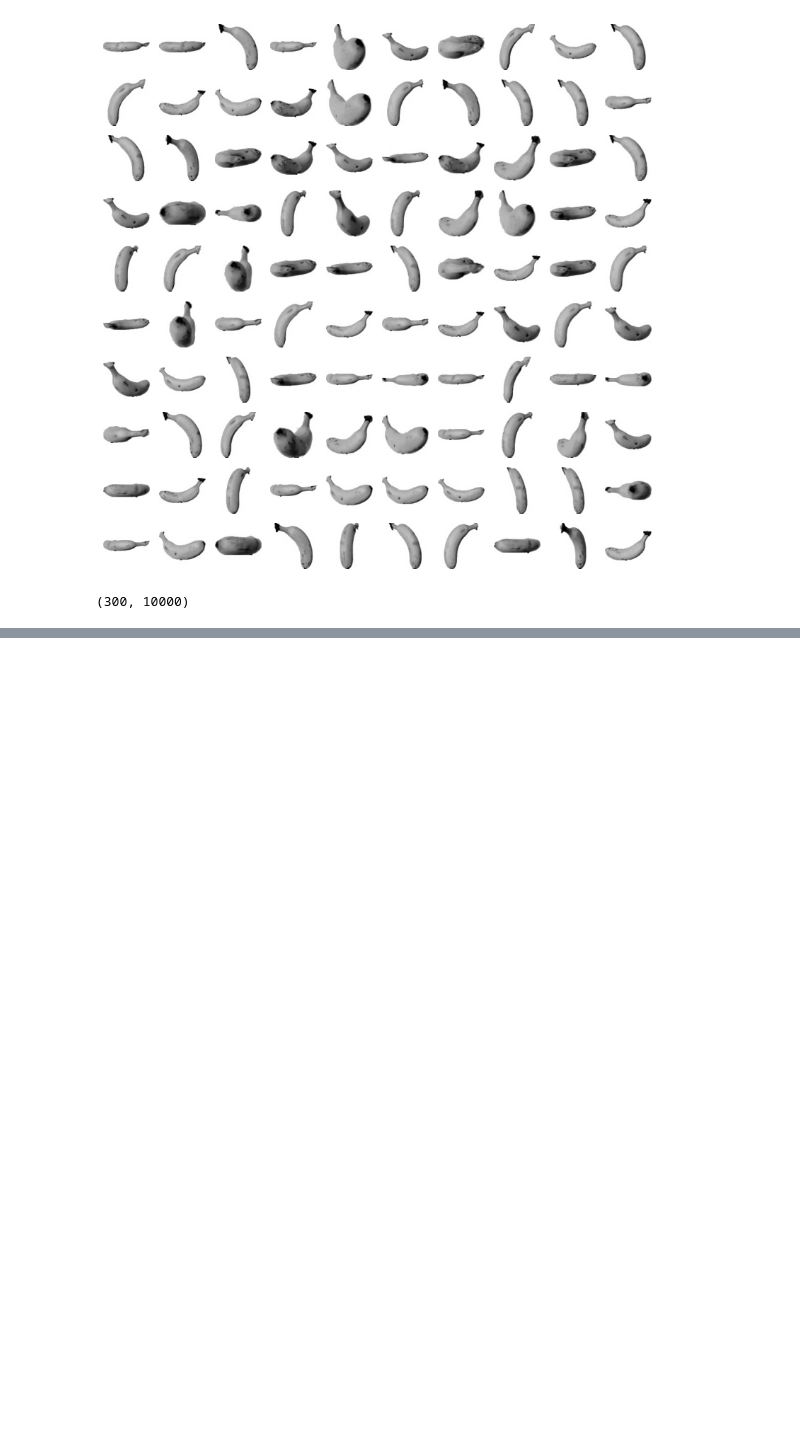
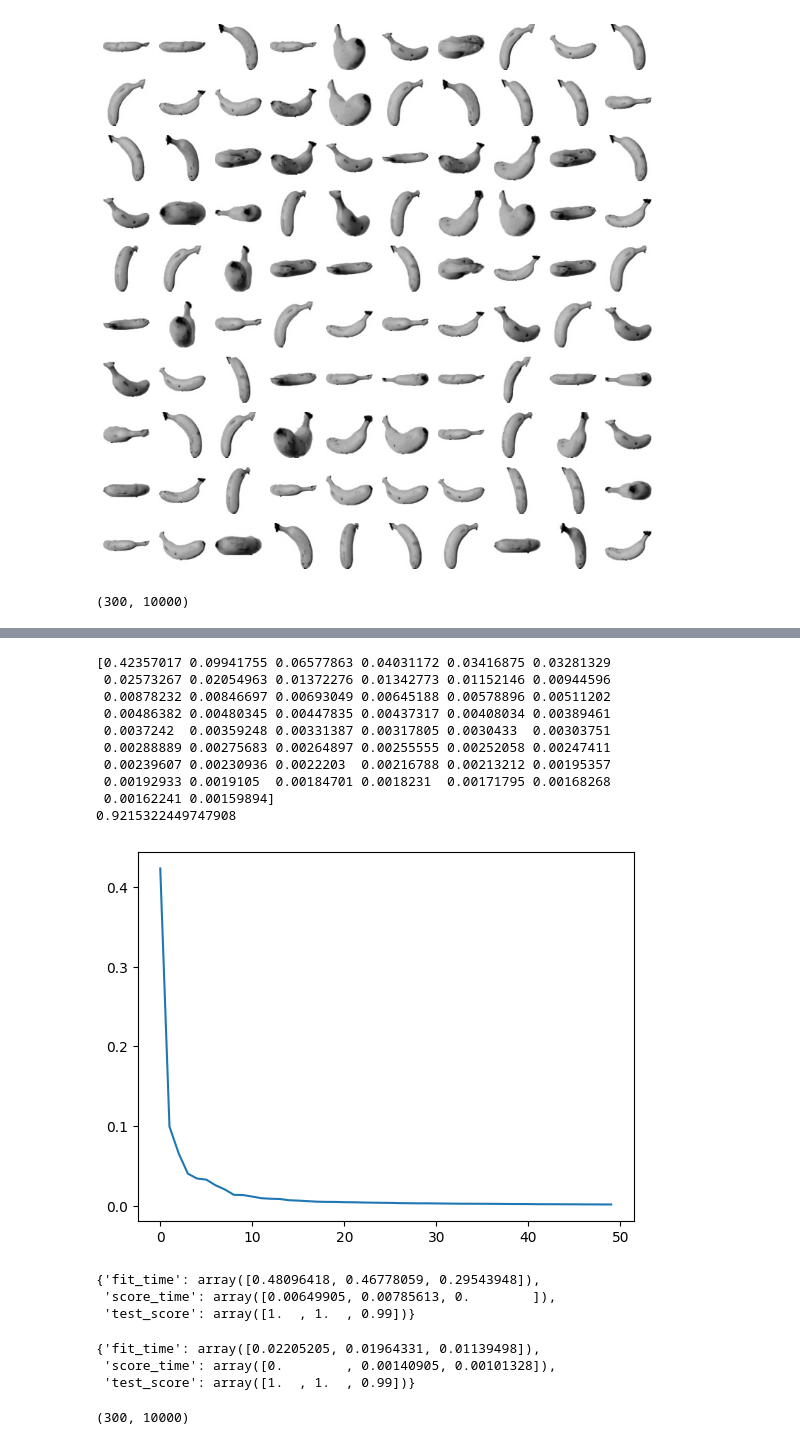
Before and after one commit to GTU9/encore_skn11, a Jupyter notebook: 05_ml_workspace/06_dim_reduction/01_pca_lda.ipynb, the cells around one changed output, grey strips where cells are left out. Cells and saved outputs as stored; diff of their text form; code cells hidden in the pictures; blank space fills up the shorter version.

```diff
--- a/05_ml_workspace/06_dim_reduction/01_pca_lda.ipynb
+++ b/05_ml_workspace/06_dim_reduction/01_pca_lda.ipynb
@@ -135,0 +160,17 @@ fruit_1d.shape
+# %%
+print(pca.explained_variance_ratio_)
+print(pca.explained_variance_ratio_.sum())
+plt.plot(pca.explained_variance_ratio_)
+plt.show()
+# %% [output]
+[0.42357017 0.09941755 0.06577863 0.04031172 0.03416875 0.03281329
+ 0.02573267 0.02054963 0.01372276 0.01342773 0.01152146 0.00944596
+ 0.00878232 0.00846697 0.00693049 0.00645188 0.00578896 0.00511202
+ 0.00486382 0.00480345 0.00447835 0.00437317 0.00408034 0.00389461
+ 0.0037242  0.00359248 0.00331387 0.00317805 0.0030433  0.00303751
+ 0.00288889 0.00275683 0.00264897 0.00255555 0.00252058 0.00247411
+ 0.00239607 0.00230936 0.0022203  0.00216788 0.00213212 0.00195357
+ 0.00192933 0.0019105  0.00184701 0.0018231  0.00171795 0.00168268
+ 0.00162241 0.00159894]
+0.9215322449747908
+[figure, added]
@@ -135,0 +180,29 @@ fruit_1d.shape
+# %%
+# 원본 데이터 교차검증 점수 확인
+
+# cross : 각 cv의 번수변환
+# cross : 각 csv의 학습시간, 티스트시간, cv의 점수 변환 (평가지표 여러개 사용가능)
+
+from sklearn.model_selection import cross_validate
+
+lr_clf=LogisticRegression(max_iter=1000)
+result=cross_validate(lr_clf,fruit_1d,target,cv=3)
+result
+# %% [output]
+{'fit_time': array([0.48096418, 0.46778059, 0.29543948]),
+ 'score_time': array([0.00649905, 0.00785613, 0.        ]),
+ 'test_score': array([1.  , 1.  , 0.99])}
+# %%
+# PCA 데이터 교차검증 점수 확인
+result_pca=cross_validate(lr_clf,fruits_pca,target,cv=3)
+result_pca
+# %% [output]
+{'fit_time': array([0.02205205, 0.01964331, 0.01139498]),
+ 'score_time': array([0.        , 0.00140905, 0.00101328]),
+ 'test_score': array([1.  , 1.  , 0.99])}
+# %%
+# 원본 데이터 복구
+fruits_inverse=pca.inverse_transform(fruits_pca)
+fruits_inverse.shape
+# %% [output]
+(300, 10000)
```
Also changed, not shown: parts of 17 cells of this notebook.
